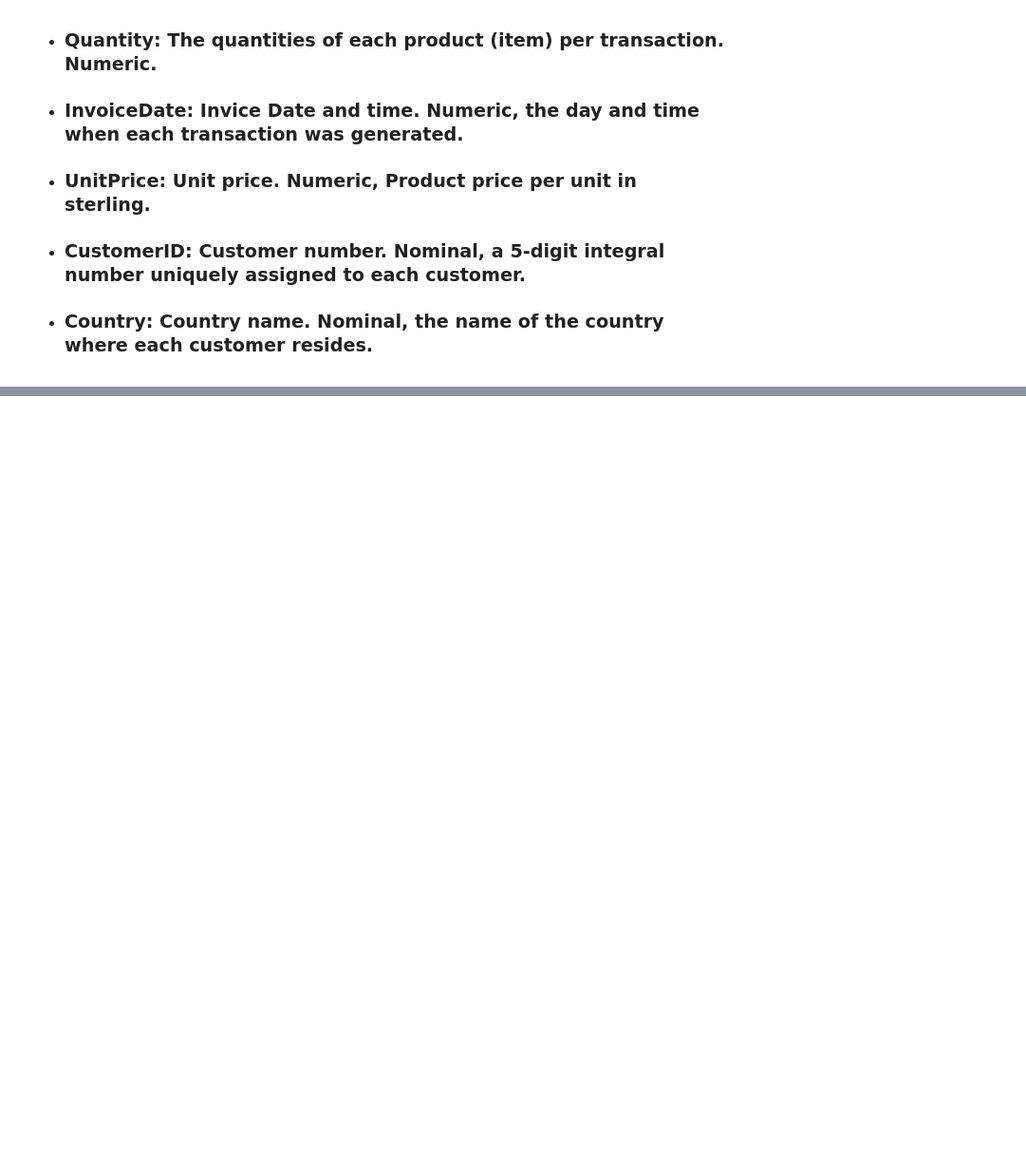
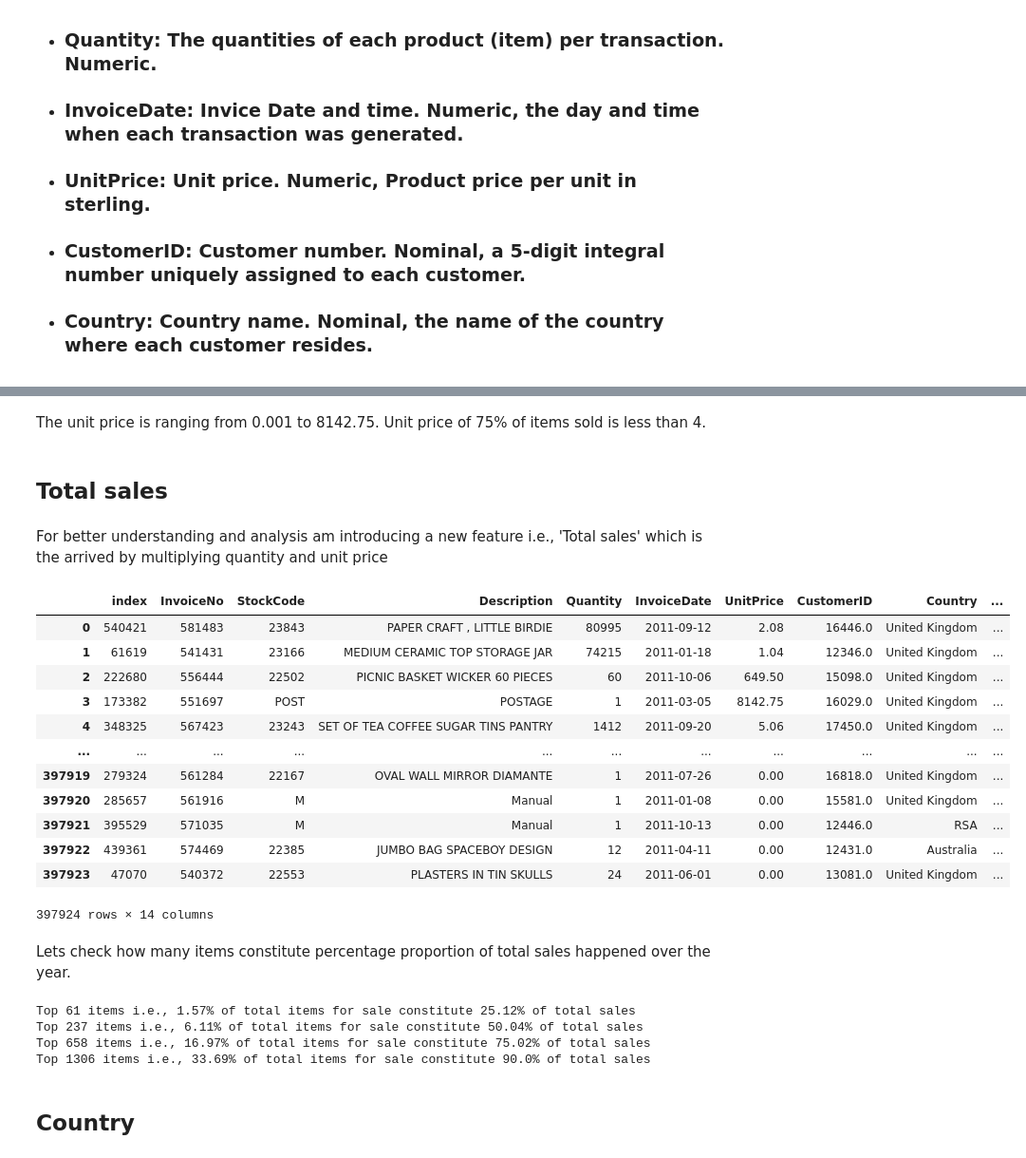
Before and after one commit to Rochakr4/Online-Retail-Customer-Segmentation, a Jupyter notebook: Online_Retail_Customer_Segmentation_Capstone_Project.ipynb, the cells around one changed output, grey strips where cells are left out. Shown at 95% size. Drawn from its saved outputs; the diff is of its cells as text; code cells hidden in the pictures; blank space fills up the shorter version.

```diff
--- a/Online_Retail_Customer_Segmentation_Capstone_Project.ipynb
+++ b/Online_Retail_Customer_Segmentation_Capstone_Project.ipynb
@@ -69,0 +163,2 @@ df.head()
+# %%
+df=df[~df['InvoiceNo'].str.contains('C')]#Dropping the canceled row entries
@@ -69,0 +204,27 @@ df.head()
+# %% [markdown]
+The unit price is ranging from 0.001 to 8142.75.
+Unit price of 75% of items sold is less than 4.
+# %% [markdown]
+## Total sales
+# %% [markdown]
+For better understanding and analysis am introducing a new feature i.e., 'Total sales' which is the arrived by multiplying quantity and unit price
+# %%
+df['Total_Sales']=df['Quantity']*df['UnitPrice']#Introducing Total sales feature
+# %%
+df.sort_values(by='Total_Sales',ascending=False).reset_index()
+# %% [output]
+|  | index | InvoiceNo | StockCode | Description | Quantity | InvoiceDate | UnitPrice | CustomerID | Country | ... |
+| 0 | 540421 | 581483 | 23843 | PAPER CRAFT , LITTLE BIRDIE | 80995 | 2011-09-12 | 2.08 | 16446.0 | United Kingdom | ... |
+| 1 | 61619 | 541431 | 23166 | MEDIUM CERAMIC TOP STORAGE JAR | 74215 | 2011-01-18 | 1.04 | 12346.0 | United Kingdom | ... |
+| 2 | 222680 | 556444 | 22502 | PICNIC BASKET WICKER 60 PIECES | 60 | 2011-10-06 | 649.50 | 15098.0 | United Kingdom | ... |
+| 3 | 173382 | 551697 | POST | POSTAGE | 1 | 2011-03-05 | 8142.75 | 16029.0 | United Kingdom | ... |
+| 4 | 348325 | 567423 | 23243 | SET OF TEA COFFEE SUGAR TINS PANTRY | 1412 | 2011-09-20 | 5.06 | 17450.0 | United Kingdom | ... |
+| ... | ... | ... | ... | ... | ... | ... | ... | ... | ... | ... |
+| 397919 | 279324 | 561284 | 22167 | OVAL WALL MIRROR DIAMANTE | 1 | 2011-07-26 | 0.00 | 16818.0 | United Kingdom | ... |
+| 397920 | 285657 | 561916 | M | Manual | 1 | 2011-01-08 | 0.00 | 15581.0 | United Kingdom | ... |
+| 397921 | 395529 | 571035 | M | Manual | 1 | 2011-10-13 | 0.00 | 12446.0 | RSA | ... |
+| 397922 | 439361 | 574469 | 22385 | JUMBO BAG SPACEBOY DESIGN | 12 | 2011-04-11 | 0.00 | 12431.0 | Australia | ... |
+| 397923 | 47070 | 540372 | 22553 | PLASTERS IN TIN SKULLS | 24 | 2011-06-01 | 0.00 | 13081.0 | United Kingdom | ... |
+397924 rows × 14 columns
+# %% [markdown]
+Lets check how many items constitute percentage proportion of total sales happened over the year.
@@ -69,0 +238,12 @@ df.head()
+# %%
+check(0.25)
+check(0.5)
+check(0.75)
+check(0.9)
+# %% [output]
+Top 61 items i.e., 1.57% of total items for sale constitute 25.12% of total sales
+Top 237 items i.e., 6.11% of total items for sale constitute 50.04% of total sales
+Top 658 items i.e., 16.97% of total items for sale constitute 75.02% of total sales
+Top 1306 items i.e., 33.69% of total items for sale constitute 90.0% of total sales
+# %% [markdown]
+## Country
```
Also changed, not shown: parts of 28 cells of this notebook.
